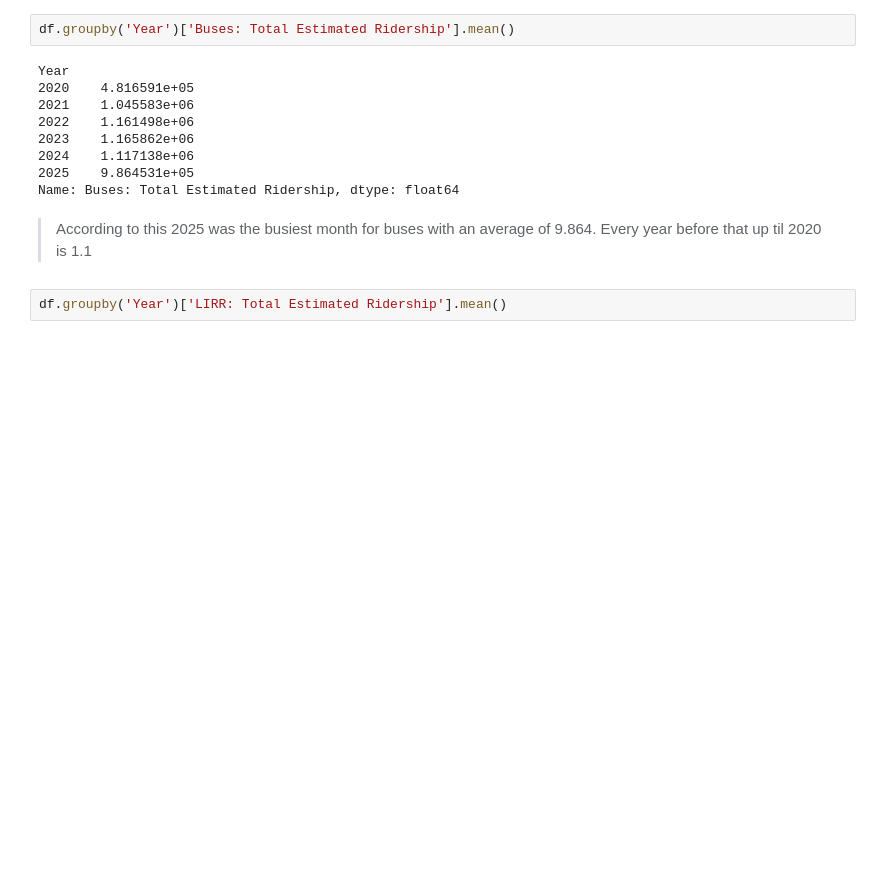
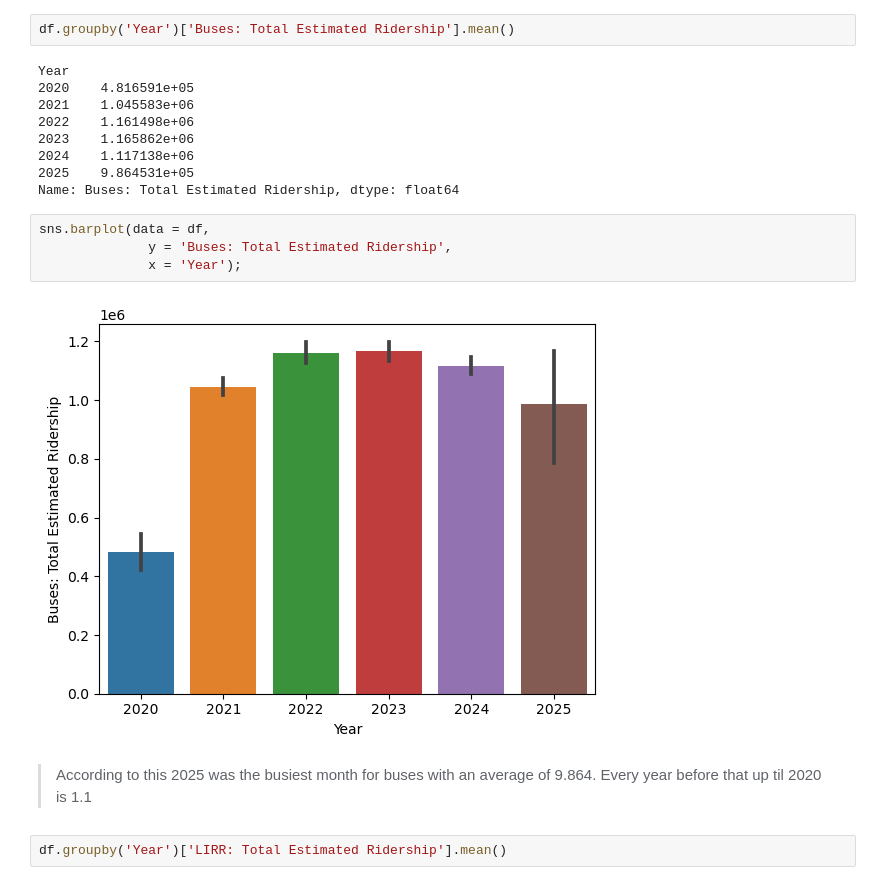
Before and after one commit to alishanstyles/MTA-Daily-Ridership, a Jupyter notebook: Untitled.ipynb, the cells around one changed output. Saved outputs shown, nothing was run; the diff lists cells and outputs as text; blank space fills up the shorter version.

```diff
--- a/Untitled.ipynb
+++ b/Untitled.ipynb
@@ -1090,6 +1101,12 @@ Year
 2024    1.117138e+06
 2025    9.864531e+05
 Name: Buses: Total Estimated Ridership, dtype: float64
+# %%
+sns.barplot(data = df,
+              y = 'Buses: Total Estimated Ridership',
+              x = 'Year');
+# %% [output]
+[figure, added]
 # %% [markdown]
 > According to this 2025 was the busiest month for buses with an average of 9.864. Every year before that up til 2020 is 1.1
 # %%
```
Also changed, not shown: parts of 6 cells of this notebook.
